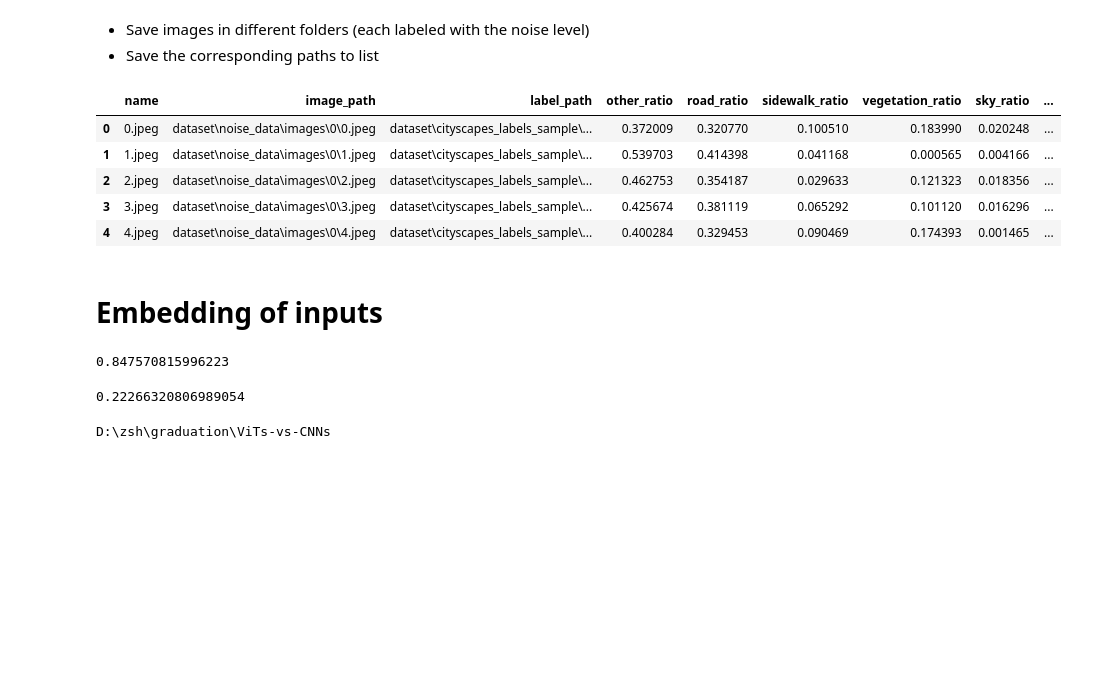
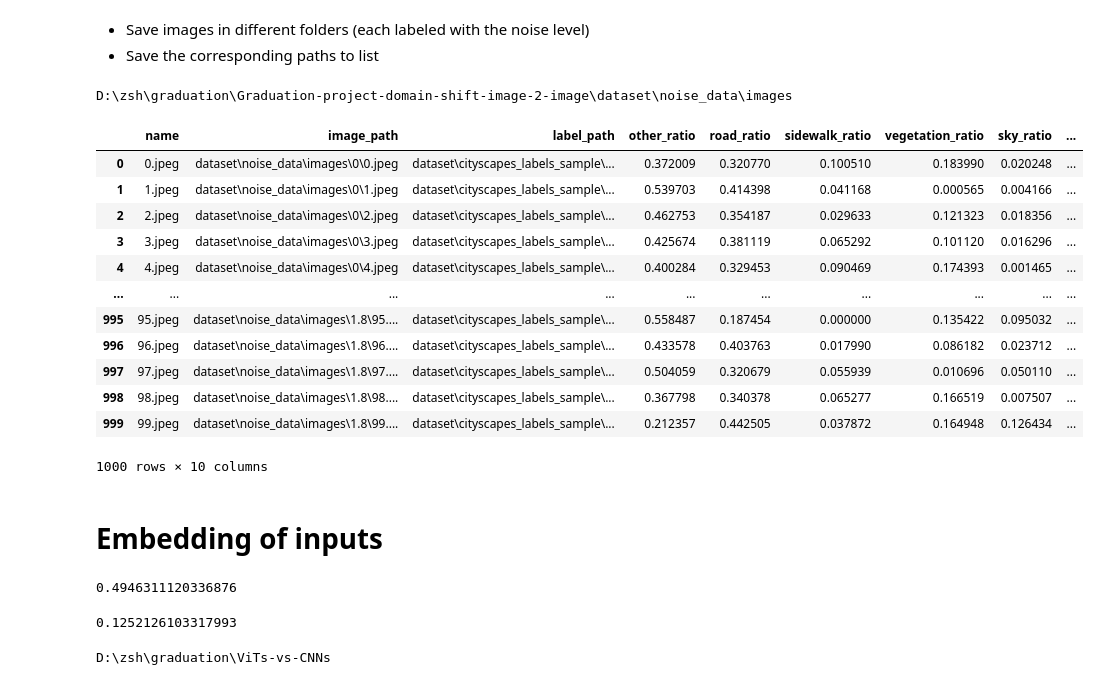
Before and after one commit to SihanZhu22/Graduation-project-domain-shift-image-2-image, a Jupyter notebook: jupyter/Embeddings for noisy images.ipynb, the cells around one changed output. Saved outputs shown, nothing was run; the diff lists cells and outputs as text; code cells hidden in the pictures; blank space fills up the shorter version.

```diff
--- a/jupyter/Embeddings for noisy images.ipynb
+++ b/jupyter/Embeddings for noisy images.ipynb
@@ -71,7 +74,7 @@ Attempt at sampling, and then realizing this creates more difficulties later on
 # %% [markdown]
 1. Need to create and save images
 # %%
-noise_levels = [0,0.1,0.2,0.3]
+noise_levels = [0,0.2,0.4,0.6,0.8,1.0,1.2,1.4,1.6,1.8]
 # %% [markdown]
 A function to transform original data to noisy data
 # %%
@@ -100,15 +108,21 @@ original_df = pd.read_csv("D:\zsh\graduation\Graduation-project-domain-shift-ima
 ratio_columns = original_df.filter(like="_ratio").columns.tolist()
 # %%
 start = "D:\zsh\graduation\Graduation-project-domain-shift-image-2-image"
+# %%
+print(noisy_image_folder)
+# %% [output]
+D:\zsh\graduation\Graduation-project-domain-shift-image-2-image\dataset\noise_data\images
 # %%
-noisy_image_folder = "D:\zsh\graduation\Graduation-project-domain-shift-image-2-image\dataset\\noise_data\images"
 path_list = []
 for i,noisy_images in enumerate(input_image_array):
     noise_level = noise_levels[i]
+    noise_level_folder = os.path.join(noisy_image_folder,str(noise_level))
+    if not os.path.exists(noise_level_folder):
+        os.makedirs(noise_level_folder)
     for j,image in enumerate(noisy_images):
         img_object = Image.fromarray(image.astype(np.uint8))
         name = str(j)+".jpeg"
-        img_path = os.path.join(noisy_image_folder,str(noise_level),name)
+        img_path = os.path.join(noise_level_folder,name)
         img_path_rel = os.path.relpath(img_path, start)
         img_object.save(img_path)
         original_row = original_df.loc[original_df["name"]==name]
@@ -125,14 +139,21 @@ df = pd.DataFrame(path_list,columns = column_names_initial)
 # %%
 df["dataset"]="Cityscapes"
 # %%
-df.head()
+df
 # %% [output]
 |  | name | image_path | label_path | other_ratio | road_ratio | sidewalk_ratio | vegetation_ratio | sky_ratio | ... |
 | 0 | 0.jpeg | dataset\noise_data\images\0\0.jpeg | dataset\cityscapes_labels_sample\... | 0.372009 | 0.320770 | 0.100510 | 0.183990 | 0.020248 | ... |
 | 1 | 1.jpeg | dataset\noise_data\images\0\1.jpeg | dataset\cityscapes_labels_sample\... | 0.539703 | 0.414398 | 0.041168 | 0.000565 | 0.004166 | ... |
 | 2 | 2.jpeg | dataset\noise_data\images\0\2.jpeg | dataset\cityscapes_labels_sample\... | 0.462753 | 0.354187 | 0.029633 | 0.121323 | 0.018356 | ... |
 | 3 | 3.jpeg | dataset\noise_data\images\0\3.jpeg | dataset\cityscapes_labels_sample\... | 0.425674 | 0.381119 | 0.065292 | 0.101120 | 0.016296 | ... |
 | 4 | 4.jpeg | dataset\noise_data\images\0\4.jpeg | dataset\cityscapes_labels_sample\... | 0.400284 | 0.329453 | 0.090469 | 0.174393 | 0.001465 | ... |
+| ... | ... | ... | ... | ... | ... | ... | ... | ... | ... |
+| 995 | 95.jpeg | dataset\noise_data\images\1.8\95.... | dataset\cityscapes_labels_sample\... | 0.558487 | 0.187454 | 0.000000 | 0.135422 | 0.095032 | ... |
+| 996 | 96.jpeg | dataset\noise_data\images\1.8\96.... | dataset\cityscapes_labels_sample\... | 0.433578 | 0.403763 | 0.017990 | 0.086182 | 0.023712 | ... |
+| 997 | 97.jpeg | dataset\noise_data\images\1.8\97.... | dataset\cityscapes_labels_sample\... | 0.504059 | 0.320679 | 0.055939 | 0.010696 | 0.050110 | ... |
+| 998 | 98.jpeg | dataset\noise_data\images\1.8\98.... | dataset\cityscapes_labels_sample\... | 0.367798 | 0.340378 | 0.065277 | 0.166519 | 0.007507 | ... |
+| 999 | 99.jpeg | dataset\noise_data\images\1.8\99.... | dataset\cityscapes_labels_sample\... | 0.212357 | 0.442505 | 0.037872 | 0.164948 | 0.126434 | ... |
+1000 rows × 10 columns
 # %% [markdown]
 # Embedding of inputs
 # %%
@@ -141,16 +162,16 @@ simple_combined_embedding =np.reshape(input_image_array,(len(input_image_array)*
 pca_50 = PCA(n_components=50)
 pca_embedding = pca_50.fit_transform(simple_combined_embedding)
 print(np.sum(pca_50.explained_variance_ratio_))
-tsne = TSNE()
+tsne = TSNE(perplexity = 5)
 simple_tsne_embedding = tsne.fit_transform(pca_embedding)
 # %% [output]
-0.847570815996223
+0.4946311120336876
 # %%
 pca = PCA(n_components=2)
 pca_embedding = pca.fit_transform(simple_combined_embedding)
 print(np.sum(pca.explained_variance_ratio_))
 # %% [output]
-0.22266320806989054
+0.1252126103317993
 # %%
 cd D:\zsh\graduation\ViTs-vs-CNNs
 # %% [output]
```
Also changed, not shown: parts of 70 cells of this notebook.
